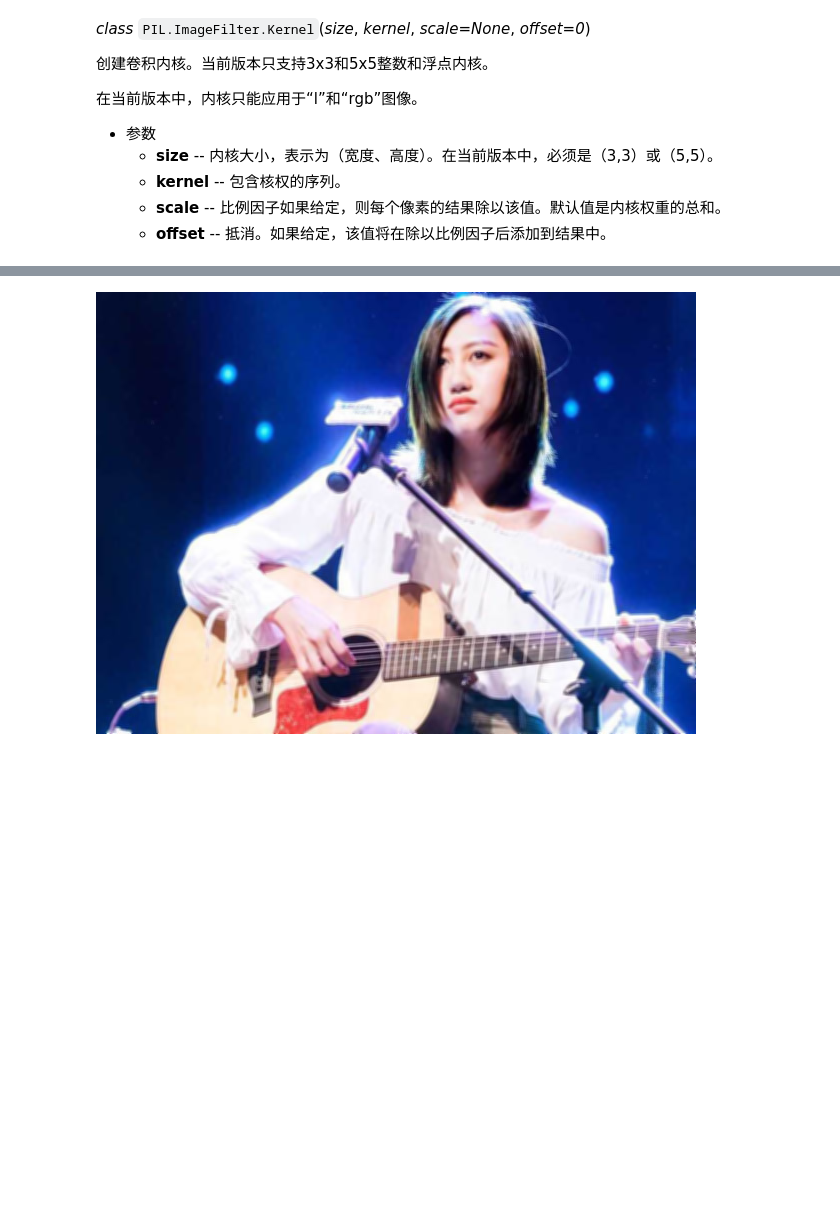
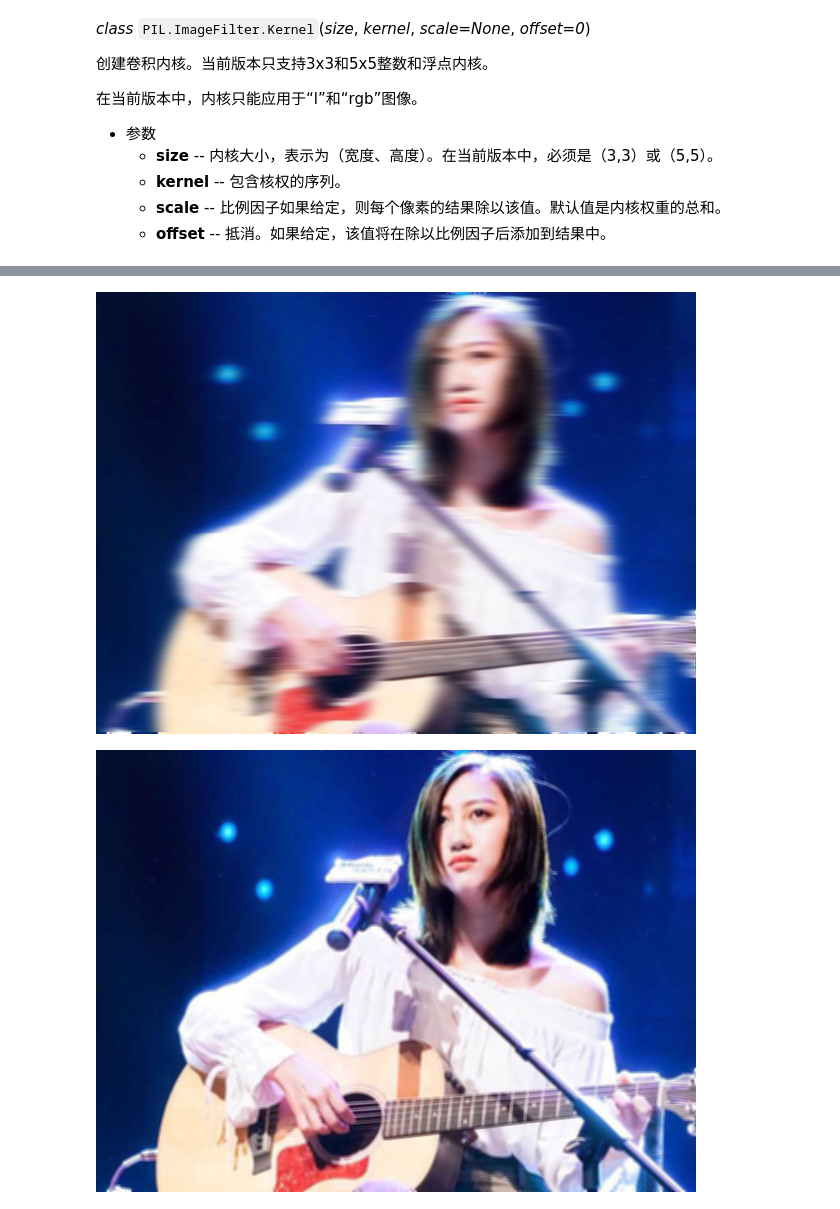
Before and after one commit to steve-hao/pillow, a Jupyter notebook: ImageFilter.ipynb, the cells around one changed output, grey strips where cells are left out. Cells and saved outputs as stored; diff of their text form; code cells hidden in the pictures; blank space fills up the shorter version.

```diff
--- a/ImageFilter.ipynb
+++ b/ImageFilter.ipynb
@@ -131,3 +141,8 @@ _class_ `PIL.ImageFilter.Kernel`(_size_,&nbsp;_kernel_,&nbsp;_scale=None_,&nbsp;
+# %%
+iii = iii.filter(ImageFilter.Kernel((5,5),(0,0,0,0,0,0,0,0,0,0,0.2,0.2,0.2,0.2,0.2,0,0,0,0,0,0,0,0,0,0)))
+iii
+# %% [output]
+[figure, added]
 # %%
 im1.filter(ImageFilter.Kernel((3,3),(1,1,1,0,0,0,2,0,2)))
 # %% [output]
```
Also changed, not shown: parts of 2 cells of this notebook, 3 other files.
